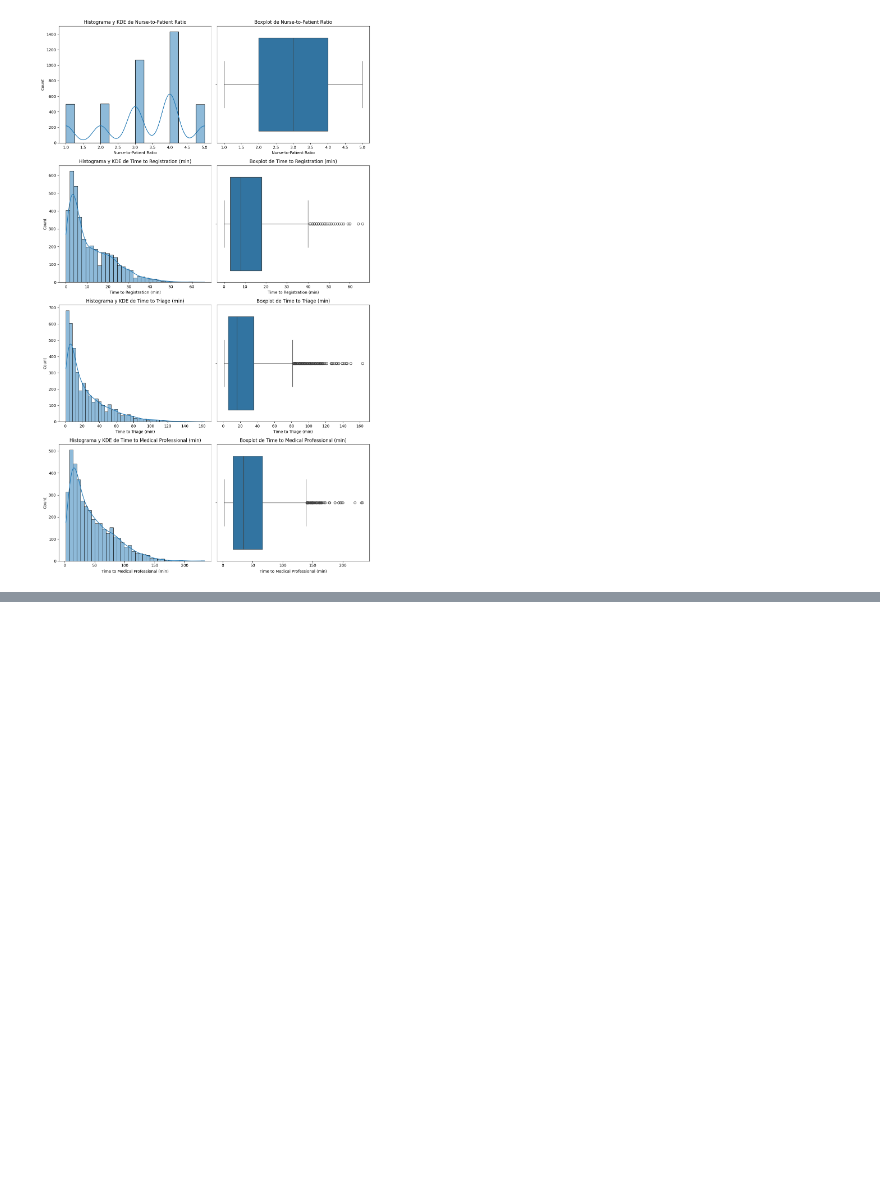
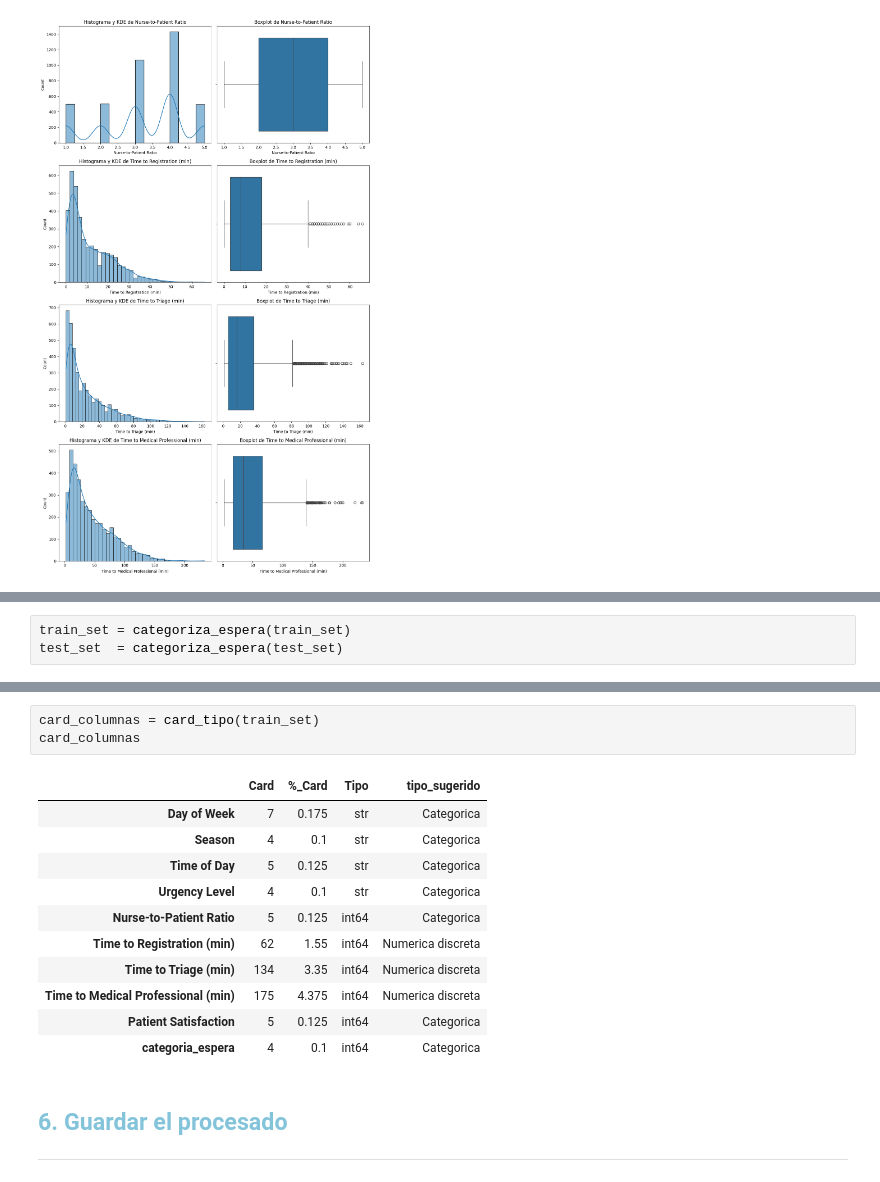
Before and after one commit to nadia0207/ML_Espera_Emergencia, a Jupyter notebook: notebooks/02_LimpiezaEDA.ipynb, the cells around one changed output, grey strips where cells are left out. Drawn from its saved outputs; the diff is of its cells as text; blank space fills up the shorter version.

```diff
--- a/notebooks/02_LimpiezaEDA.ipynb
+++ b/notebooks/02_LimpiezaEDA.ipynb
@@ -425,0 +455,3 @@ bt.plot_combined_graphs(train_set, columnas_numericas)
+# %%
+train_set = categoriza_espera(train_set)
+test_set  = categoriza_espera(test_set)
@@ -425,0 +476,19 @@ bt.plot_combined_graphs(train_set, columnas_numericas)
+# %%
+card_columnas = card_tipo(train_set)
+card_columnas
+# %% [output]
+|  | Card | %_Card | Tipo | tipo_sugerido |
+| Day of Week | 7 | 0.175 | str | Categorica |
+| Season | 4 | 0.1 | str | Categorica |
+| Time of Day | 5 | 0.125 | str | Categorica |
+| Urgency Level | 4 | 0.1 | str | Categorica |
+| Nurse-to-Patient Ratio | 5 | 0.125 | int64 | Categorica |
+| Time to Registration (min) | 62 | 1.55 | int64 | Numerica discreta |
+| Time to Triage (min) | 134 | 3.35 | int64 | Numerica discreta |
+| Time to Medical Professional (min) | 175 | 4.375 | int64 | Numerica discreta |
+| Patient Satisfaction | 5 | 0.125 | int64 | Categorica |
+| categoria_espera | 4 | 0.1 | int64 | Categorica |
+# %% [markdown]
+## <font color = #84c4da >**6. Guardar el procesado** </font>
+
+---
```
Also changed, not shown: parts of 13 cells of this notebook.
